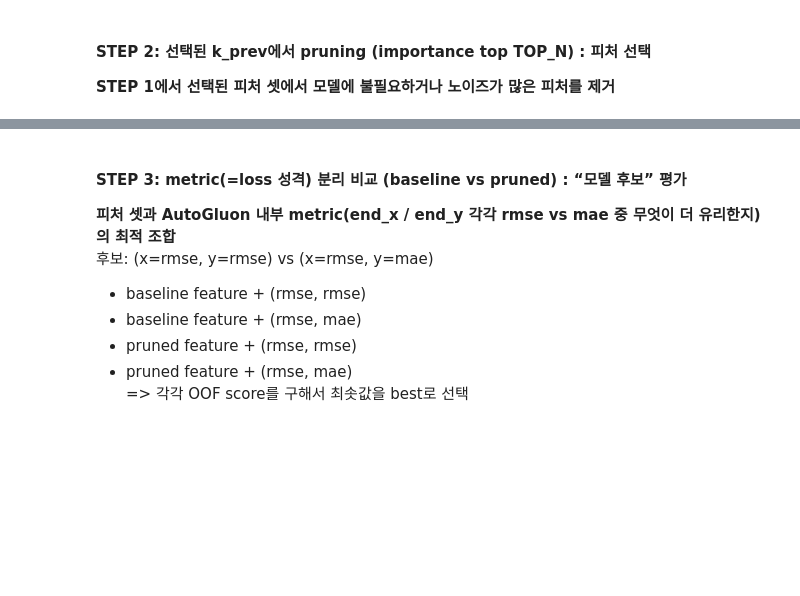
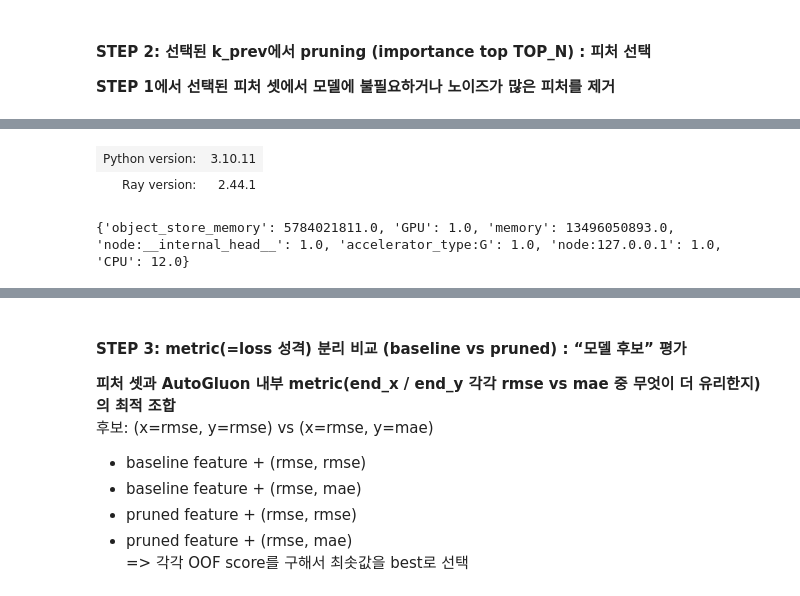
Before and after one commit to cms6090/Last-Pass-Dacon-, a Jupyter notebook: train_autogluon.ipynb, the cells around one changed output, grey strips where cells are left out. Drawn from its saved outputs; the diff is of its cells as text; code cells hidden in the pictures; blank space fills up the shorter version.

```diff
--- a/train_autogluon.ipynb
+++ b/train_autogluon.ipynb
@@ -701,3 +664,8 @@ BEST k_prev: 3 baseline OOF: 14.169962815260774
 # %% [markdown]
 #### STEP 2: 선택된 k_prev에서 pruning (importance top TOP_N) : 피처 선택
 **STEP 1에서 선택된 피처 셋에서 모델에 불필요하거나 노이즈가 많은 피처를 제거**
+# %%
+import ray
+ray.shutdown()
+ray.init(num_gpus=NUM_GPUS, include_dashboard=False)
+# %% [output]
@@ -704,2 +673,8 @@ BEST k_prev: 3 baseline OOF: 14.169962815260774
+| Python version: | 3.10.11 |
+| Ray version: | 2.44.1 |
+# %%
+print(ray.cluster_resources())
+# %% [output]
+{'object_store_memory': 5784021811.0, 'GPU': 1.0, 'memory': 13496050893.0, 'node:__internal_head__': 1.0, 'accelerator_type:G': 1.0, 'node:127.0.0.1': 1.0, 'CPU': 12.0}
 # %%
 # 선택된 k_prev pack 로드
```
Also changed, not shown: parts of 18 cells of this notebook.
